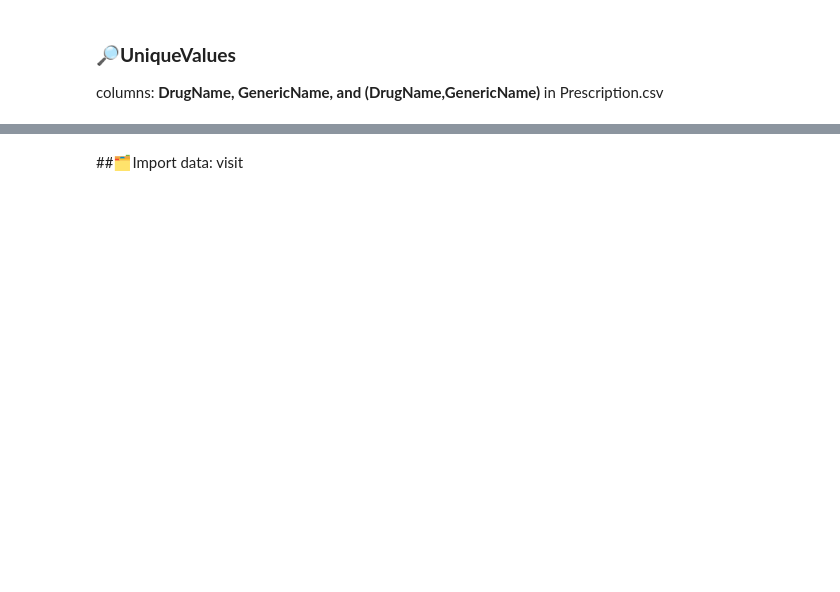
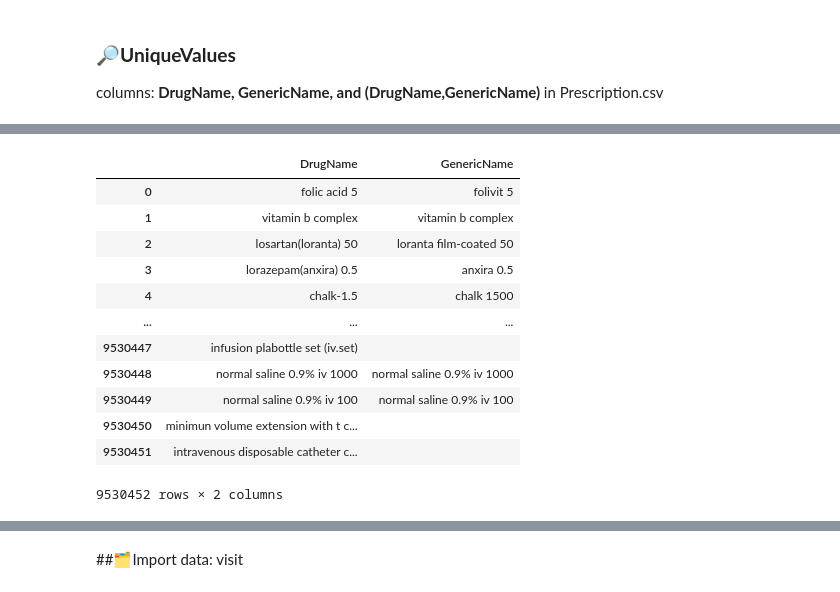
Before and after one commit to Aomaphisara/Project, a Jupyter notebook: CountUniqueValues.ipynb, the cells around one changed output, grey strips where cells are left out. Saved outputs shown, nothing was run; the diff lists cells and outputs as text; code cells hidden in the pictures; blank space fills up the shorter version.

```diff
--- a/CountUniqueValues.ipynb
+++ b/CountUniqueValues.ipynb
@@ -218,0 +341,19 @@ columns: **DrugName, GenericName, and (DrugName,GenericName)** in Prescription.c
+# %%
+prescription['DrugName'] = prescription['DrugName'].str.replace(r'(mm|mg|ml|tab|\[napha\]|\(ฝาก\)|inj)', '', regex=True)
+prescription['GenericName'] = prescription['GenericName'].str.replace(r'(mm|mg|ml|tab|\[napha\]|\(ฝาก\)|inj)', '', regex=True)
+# %%
+prescription
+# %% [output]
+|  | DrugName | GenericName |
+| 0 | folic acid 5 | folivit 5 |
+| 1 | vitamin b complex | vitamin b complex |
+| 2 | losartan(loranta) 50 | loranta film-coated 50 |
+| 3 | lorazepam(anxira) 0.5 | anxira 0.5 |
+| 4 | chalk-1.5 | chalk 1500 |
+| ... | ... | ... |
+| 9530447 | infusion plabottle set (iv.set) |  |
+| 9530448 | normal saline 0.9% iv 1000 | normal saline 0.9% iv 1000 |
+| 9530449 | normal saline 0.9% iv 100 | normal saline 0.9% iv 100 |
+| 9530450 | minimun volume extension with t c... |  |
+| 9530451 | intravenous disposable catheter c... |  |
+9530452 rows × 2 columns
```
Also changed, not shown: parts of 42 cells of this notebook.
